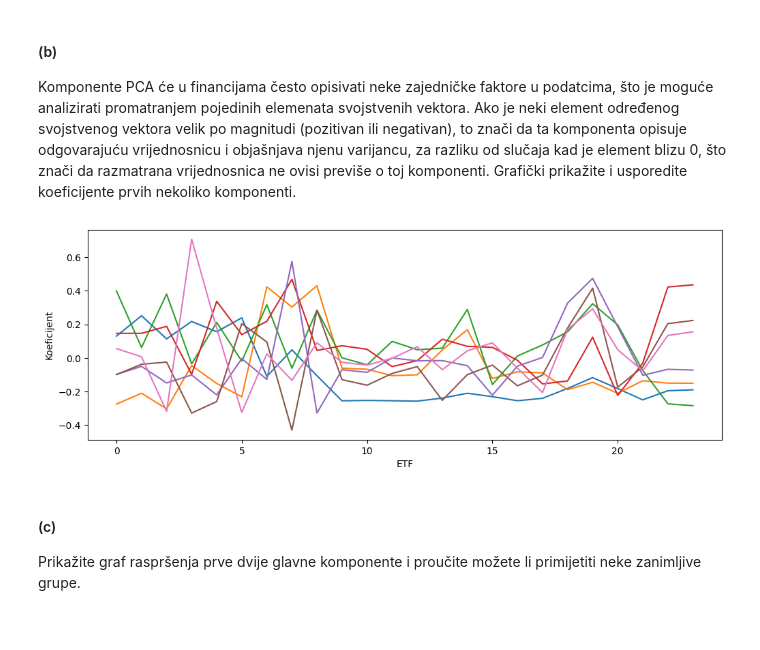
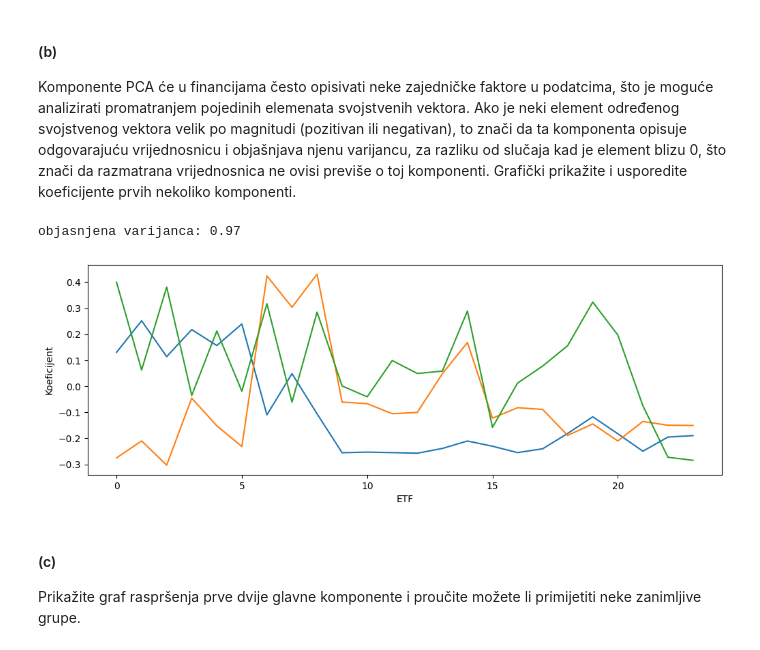
Before and after one commit to sskender/multivariate-data-analysis, a Jupyter notebook: 2023/lab2/SVEN_SKENDER_0036507654.ipynb, the cells around one changed output. Drawn from its saved outputs; the diff is of its cells as text; code cells hidden in the pictures.

```diff
--- a/2023/lab2/SVEN_SKENDER_0036507654.ipynb
+++ b/2023/lab2/SVEN_SKENDER_0036507654.ipynb
@@ -174,16 +175,19 @@ Komponente PCA će u financijama često opisivati neke zajedničke faktore u pod
 # %%
 # <Vaš kôd ovdje>
 
-n = 7
+print(f"objasnjena varijanca:", round(sum(explained_var_ratio[:3]), 2))
+
+n = 3
 comps = components[:n]
 
 plt.figure(figsize=(12, 4))
 plt.plot(comps.T)
 plt.xlabel('ETF')
 plt.ylabel('Koeficijent')
 plt.show()
 # %% [output]
+objasnjena varijanca: 0.97
-[figure, old version]
+[figure, new version]
 # %% [markdown]
 #### (c)
 Prikažite graf raspršenja prve dvije glavne komponente i proučite možete li primijetiti neke zanimljive grupe.
```
Also changed, not shown: parts of 30 cells of this notebook.
